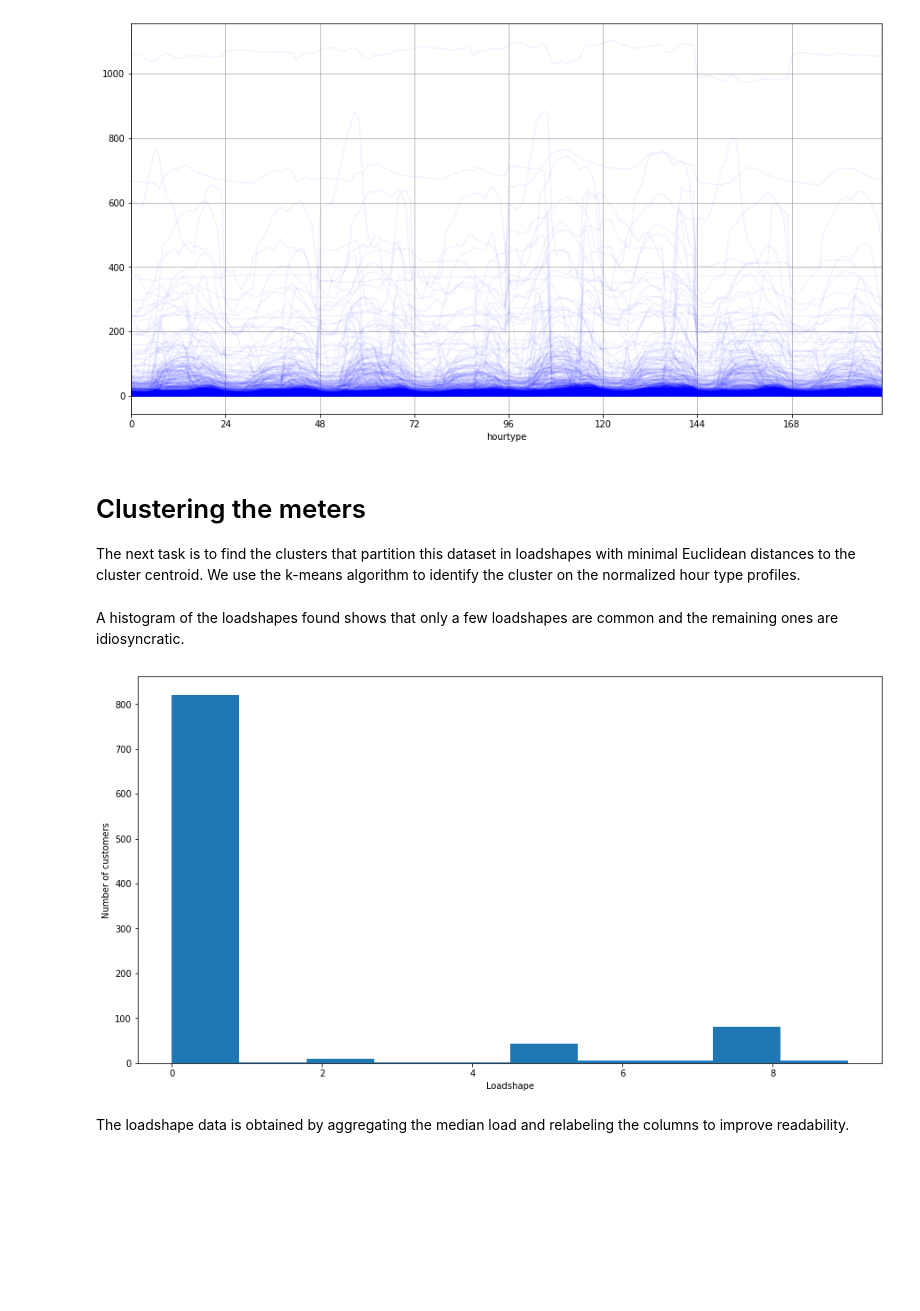
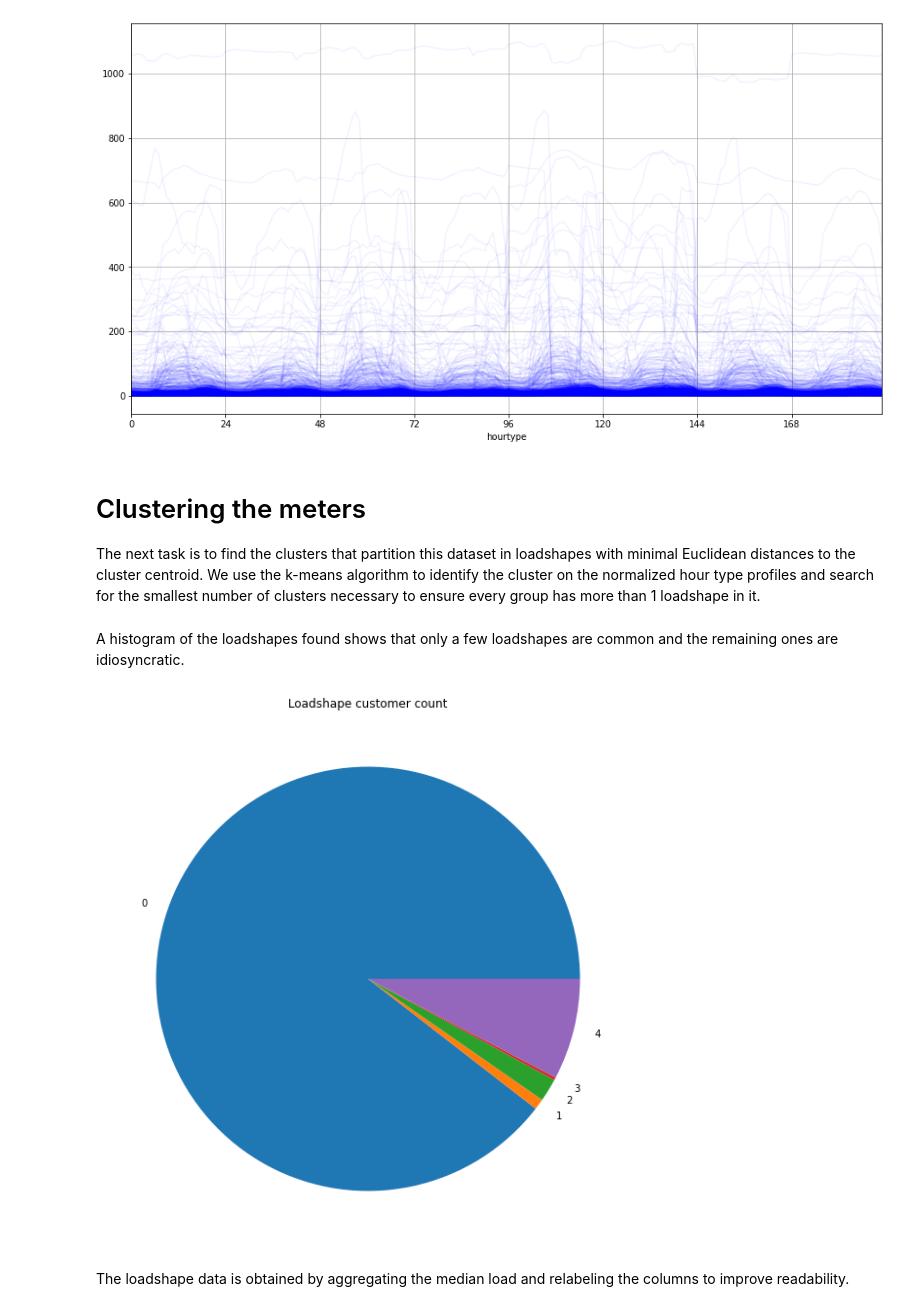
Before and after one commit to openfido/loadshape, a Jupyter notebook: docs/Generating loadshapes from AMI data.ipynb, the cells around one changed output. Drawn from its saved outputs; the diff is of its cells as text; code cells hidden in the pictures; blank space fills up the shorter version.

```diff
--- a/docs/Generating loadshapes from AMI data.ipynb
+++ b/docs/Generating loadshapes from AMI data.ipynb
@@ -116,23 +122,36 @@ groups.T.plot(figsize=(15,8), legend=False, color='blue', alpha=0.05,grid=True,x
 # %% [markdown]
 # Clustering the meters
 
-The next task is to find the clusters that partition this dataset in loadshapes with minimal Euclidean distances to the cluster centroid.  We use the k-means algorithm to identify the cluster on the normalized hour type profiles.
+The next task is to find the clusters that partition this dataset in loadshapes with minimal Euclidean distances to the cluster centroid.  We use the k-means algorithm to identify the cluster on the normalized hour type profiles and search for the smallest number of clusters necessary to ensure every group has more than 1 loadshape in it.
 # %%
 from sklearn.cluster import KMeans
 from sklearn.preprocessing import MinMaxScaler
 rescaled = MinMaxScaler().fit_transform(groups.values.copy())
-kmeans = KMeans(n_clusters=10)
-group_found = kmeans.fit_predict(rescaled)
-group_data = pd.Series(group_found, name="loadshape")
-groups.set_index(group_data, append=True, inplace=True)
+ok = False
+n_clusters = 10
+while not ok and n_clusters > 1:
+    n_clusters -= 1
+    groups = data.groupby(["meter_id","hourtype"]).mean().reset_index()
+    groups = groups.pivot(index="meter_id",columns="hourtype",values="power")
+    groups.fillna(method="ffill",inplace=True)
+    kmeans = KMeans(n_clusters=n_clusters)
+    group_found = kmeans.fit_predict(rescaled)
+    group_data = pd.Series(group_found, name="loadshape")
+    groups.set_index(group_data, append=True, inplace=True)
+    ok = True
+    for group in groups.index.get_level_values(level=1).unique():
+        if len(groups.xs(group, level=1)) == 1:
+            ok = False
 # %% [markdown]
 A histogram of the loadshapes found shows that only a few loadshapes are common and the remaining ones are idiosyncratic.
 # %%
-ax = groups.reset_index()["loadshape"].hist(figsize=(15,8),grid=False,bins=10)
-ax.set_xlabel("Loadshape")
-ax.set_ylabel("Number of customers");
+import matplotlib.pyplot as plt
+plt.figure(figsize=(10,10))
+ax = groups.reset_index().groupby("loadshape")["meter_id"].count().plot.pie()
+ax.set_title("Loadshape customer count")
+ax.set_ylabel("");
 # %% [output]
-[figure, old version]
+[figure, new version]
 # %% [markdown]
 The loadshape data is obtained by aggregating the median load and relabeling the columns to improve readability.
 # %%
```
Also changed, not shown: parts of 9 cells of this notebook.
